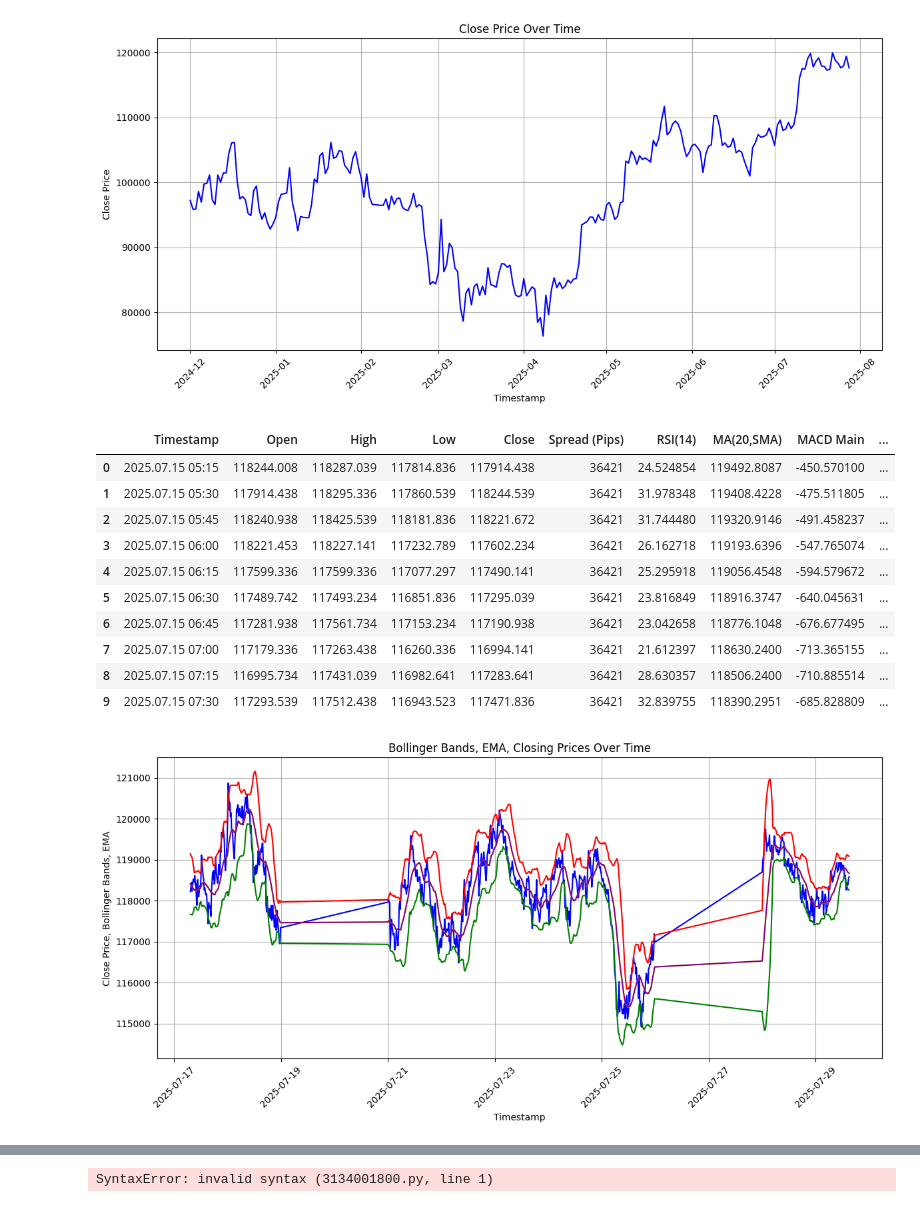
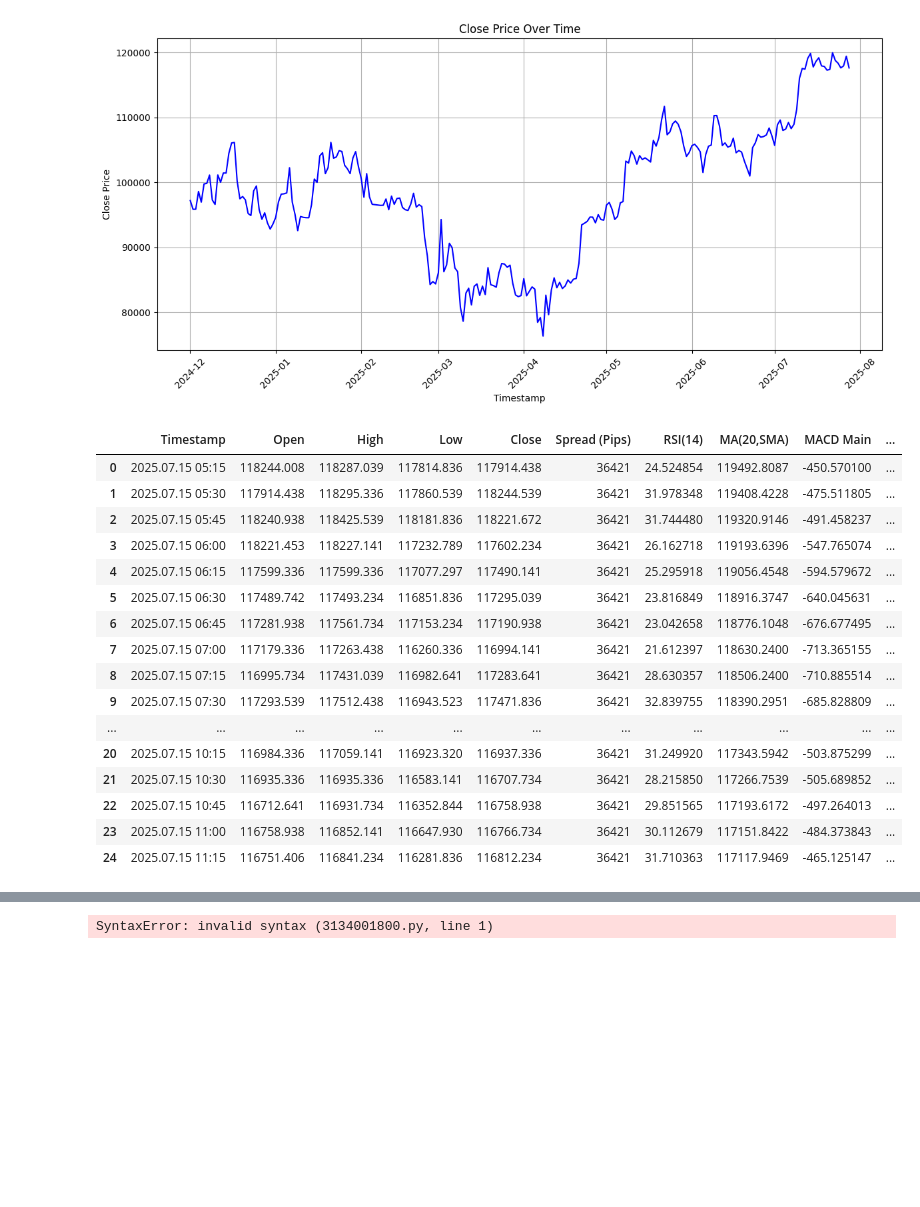
Before and after one commit to makavelli3145/TestingExercises, a Jupyter notebook: testing_utils.ipynb, the cells around one changed output, grey strips where cells are left out. Drawn from its saved outputs; the diff is of its cells as text; code cells hidden in the pictures; blank space fills up the shorter version.

```diff
--- a/testing_utils.ipynb
+++ b/testing_utils.ipynb
@@ -96,36 +98,23 @@ plt.show()
 [figure]
 # %%
 # Load the data
-indicators = pd.read_csv('SmartDataExport.csv')
-indicators.head(10)
+indicators = pd.read_csv('./FormatedSmartDataExport.csv')
+indicators.head(25)
 # %% [output]
 |  | Timestamp | Open | High | Low | Close | Spread (Pips) | RSI(14) | MA(20,SMA) | MACD Main | ... |
 | 0 | 2025.07.15 05:15 | 118244.008 | 118287.039 | 117814.836 | 117914.438 | 36421 | 24.524854 | 119492.8087 | -450.570100 | ... |
 | 1 | 2025.07.15 05:30 | 117914.438 | 118295.336 | 117860.539 | 118244.539 | 36421 | 31.978348 | 119408.4228 | -475.511805 | ... |
 | 2 | 2025.07.15 05:45 | 118240.938 | 118425.539 | 118181.836 | 118221.672 | 36421 | 31.744480 | 119320.9146 | -491.458237 | ... |
 | 3 | 2025.07.15 06:00 | 118221.453 | 118227.141 | 117232.789 | 117602.234 | 36421 | 26.162718 | 119193.6396 | -547.765074 | ... |
 | 4 | 2025.07.15 06:15 | 117599.336 | 117599.336 | 117077.297 | 117490.141 | 36421 | 25.295918 | 119056.4548 | -594.579672 | ... |
 | 5 | 2025.07.15 06:30 | 117489.742 | 117493.234 | 116851.836 | 117295.039 | 36421 | 23.816849 | 118916.3747 | -640.045631 | ... |
 | 6 | 2025.07.15 06:45 | 117281.938 | 117561.734 | 117153.234 | 117190.938 | 36421 | 23.042658 | 118776.1048 | -676.677495 | ... |
 | 7 | 2025.07.15 07:00 | 117179.336 | 117263.438 | 116260.336 | 116994.141 | 36421 | 21.612397 | 118630.2400 | -713.365155 | ... |
 | 8 | 2025.07.15 07:15 | 116995.734 | 117431.039 | 116982.641 | 117283.641 | 36421 | 28.630357 | 118506.2400 | -710.885514 | ... |
 | 9 | 2025.07.15 07:30 | 117293.539 | 117512.438 | 116943.523 | 117471.836 | 36421 | 32.839755 | 118390.2951 | -685.828809 | ... |
+| ... | ... | ... | ... | ... | ... | ... | ... | ... | ... | ... |
+| 20 | 2025.07.15 10:15 | 116984.336 | 117059.141 | 116923.320 | 116937.336 | 36421 | 31.249920 | 117343.5942 | -503.875299 | ... |
+| 21 | 2025.07.15 10:30 | 116935.336 | 116935.336 | 116583.141 | 116707.734 | 36421 | 28.215850 | 117266.7539 | -505.689852 | ... |
+| 22 | 2025.07.15 10:45 | 116712.641 | 116931.734 | 116352.844 | 116758.938 | 36421 | 29.851565 | 117193.6172 | -497.264013 | ... |
+| 23 | 2025.07.15 11:00 | 116758.938 | 116852.141 | 116647.930 | 116766.734 | 36421 | 30.112679 | 117151.8422 | -484.373843 | ... |
+| 24 | 2025.07.15 11:15 | 116751.406 | 116841.234 | 116281.836 | 116812.234 | 36421 | 31.710363 | 117117.9469 | -465.125147 | ... |
-# %%
-
-# Plot
-plt.figure(figsize=(12, 6))
-plt.plot(indicators['Timestamp'], indicators['Close'], label='Close Price', color='blue')
-plt.plot(indicators['Timestamp'], indicators['BB_Upper'], label='BB_Upper', color='red')
-plt.plot(indicators['Timestamp'], indicators['BB_Mid'], label='BB_Mid', color='yellow')
-plt.plot(indicators['Timestamp'], indicators['BB_Lower'], label='BB_Lower', color='green')
-plt.plot(indicators['Timestamp'], indicators['MA(20,SMA)'], label='MA(20,SMA)', color='purple')
-
-plt.title('Bollinger Bands, EMA, Closing Prices Over Time')
-plt.xlabel('Timestamp')
-plt.ylabel('Close Price, Bollinger Bands, EMA')
-plt.grid(True)
-plt.xticks(rotation=45)
-plt.tight_layout()
-plt.show()
-# %% [output]
-[figure, old version]
```
Also changed, not shown: parts of 6 cells of this notebook, 3 other files.
